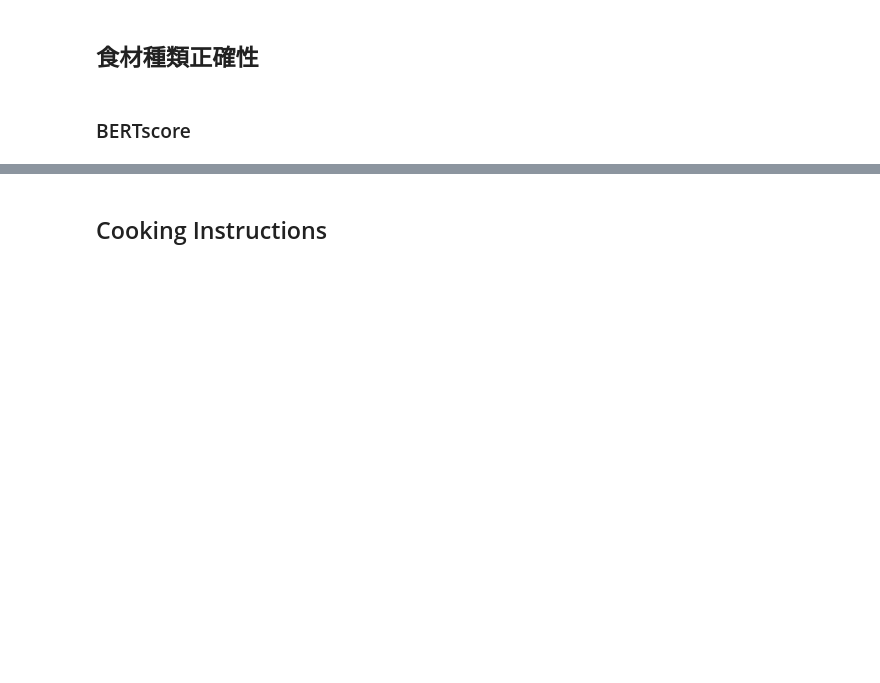
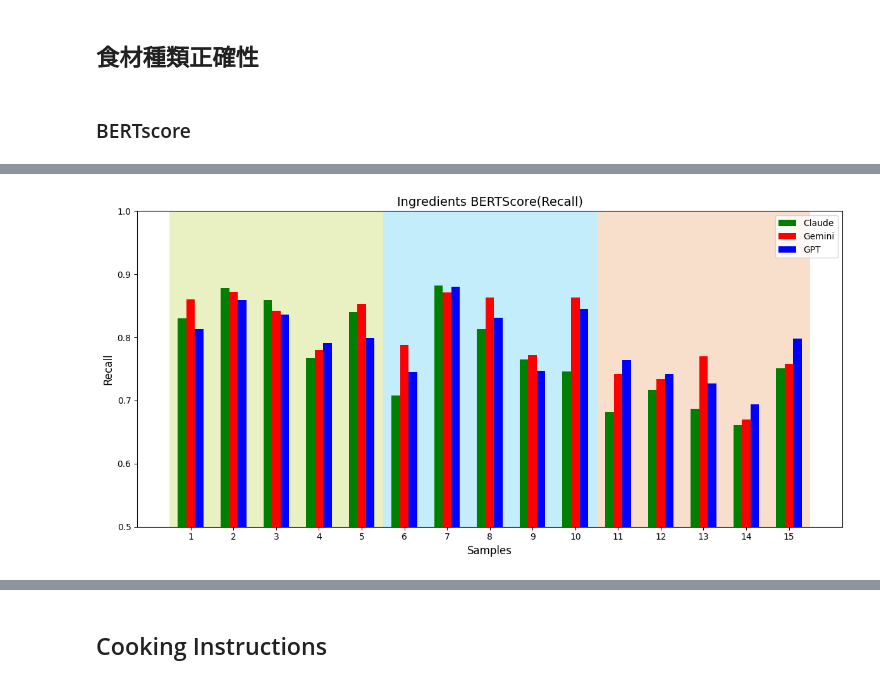
Before and after one commit to annchenn/AI_Final_Project, a Jupyter notebook: 0524_metrics_ingredients/BERTScoreModel.ipynb, the cells around one changed output, grey strips where cells are left out. Drawn from its saved outputs; the diff is of its cells as text; code cells hidden in the pictures; blank space fills up the shorter version.

```diff
--- a/0524_metrics_ingredients/BERTScoreModel.ipynb
+++ b/0524_metrics_ingredients/BERTScoreModel.ipynb
@@ -197,0 +133,35 @@ plt.savefig('ing_bertscore.png')
+# %%
+import matplotlib.pyplot as plt
+x = list(range(1, 16))
+x2 = [i + 0.2 for i in x]
+x3 = [i - 0.2 for i in x]
+
+fig, ax = plt.subplots(figsize=(12, 6))
+
+color_map = {0: "#e9f1c3", 5: "#c4edfb", 10: "#f7dfcb"}
+
+for i in range(0, 15, 5):
+    ax.axvspan(i + 0.5, i + 5.5, facecolor=color_map[i], alpha=0.99)
+
+# 畫長條圖
+claude_scores = [score[1] for score in claude_ing_bertscore]
+gemini_scores = [score[1] for score in gemini_ing_bertscore]
+gpt_scores = [score[1] for score in gpt_ing_bertscore]
+
+# 畫長條圖
+ax.bar(x3, claude_scores, color='g', width=0.2, label='Claude')
+ax.bar(x, gemini_scores, color='r', width=0.2, label='Gemini')
+ax.bar(x2, gpt_scores, color='b', width=0.2, label='GPT')
+
+# 加上 legend、標題與格式調整
+ax.legend()
+ax.set_xticks(range(1, 16))
+ax.set_xlabel('Samples', fontsize=12)
+ax.set_ylabel('Recall', fontsize=12)
+ax.set_title('Ingredients BERTScore(Recall)', fontsize=14)
+ax.set_ylim(0.5, 1.0)
+
+plt.tight_layout()
+plt.savefig('ing_bertscore_recall.png')
+# %% [output]
+[figure, added]
```
Also changed, not shown: parts of 9 cells of this notebook, 8 other files.
